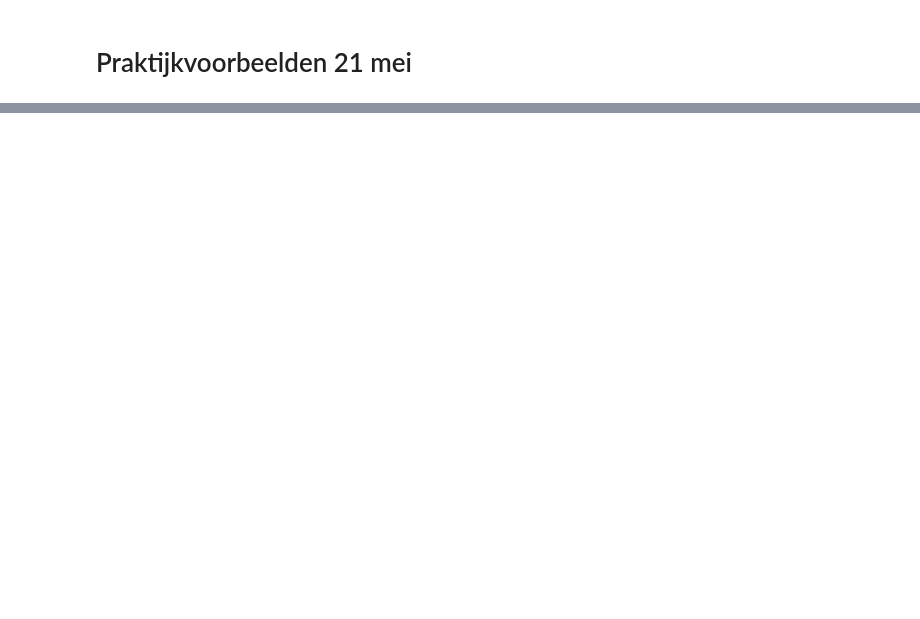
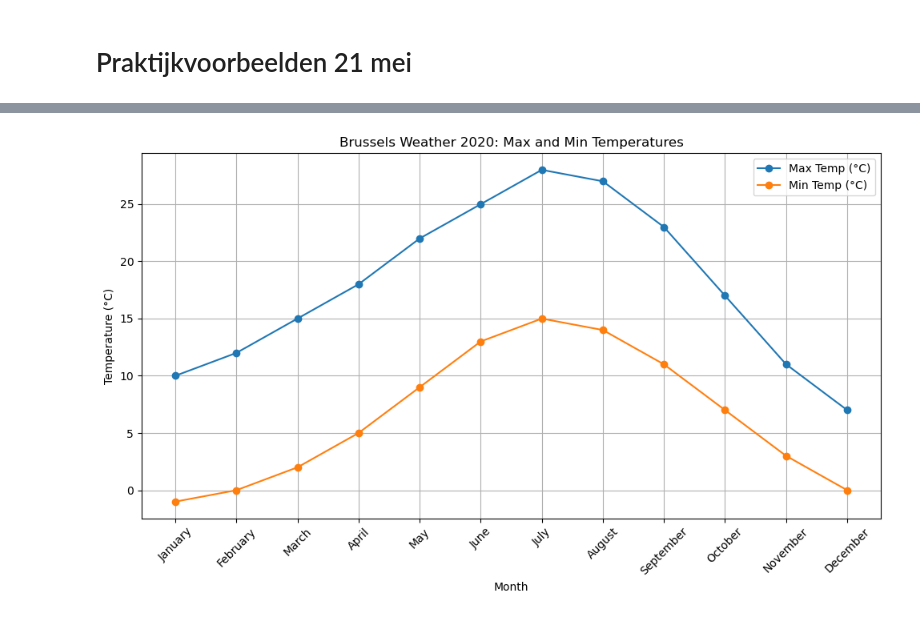
Before and after one commit to yroosel/python_essentials, a Jupyter notebook: Python Essentials Extra Practice 21 mei.ipynb, the cells around one changed output, grey strips where cells are left out. Cells and saved outputs as stored; diff of their text form; code cells hidden in the pictures; blank space fills up the shorter version.

```diff
--- a/Python Essentials Extra Practice 21 mei.ipynb
+++ b/Python Essentials Extra Practice 21 mei.ipynb
@@ -44,0 +582,19 @@ Enter your data (type 'EOF' to stop):
+# %%
+# Step 2: Create a line plot for Max and Min Temperatures
+plt.figure(figsize=(10, 6))
+plt.plot(df["Month"], df["Max Temp"], marker="o", label="Max Temp (°C)")
+plt.plot(df["Month"], df["Min Temp"], marker="o", label="Min Temp (°C)")
+
+# Step 3: Customize the chart
+plt.title("Brussels Weather 2020: Max and Min Temperatures")
+plt.xlabel("Month")
+plt.ylabel("Temperature (°C)")
+plt.xticks(rotation=45)
+plt.legend()
+plt.grid(True)
+plt.tight_layout()
+
+# Step 4: Show the chart
+plt.show()
+# %% [output]
+[figure, added]
```
Also changed, not shown: parts of 47 cells of this notebook, 1 other file.
